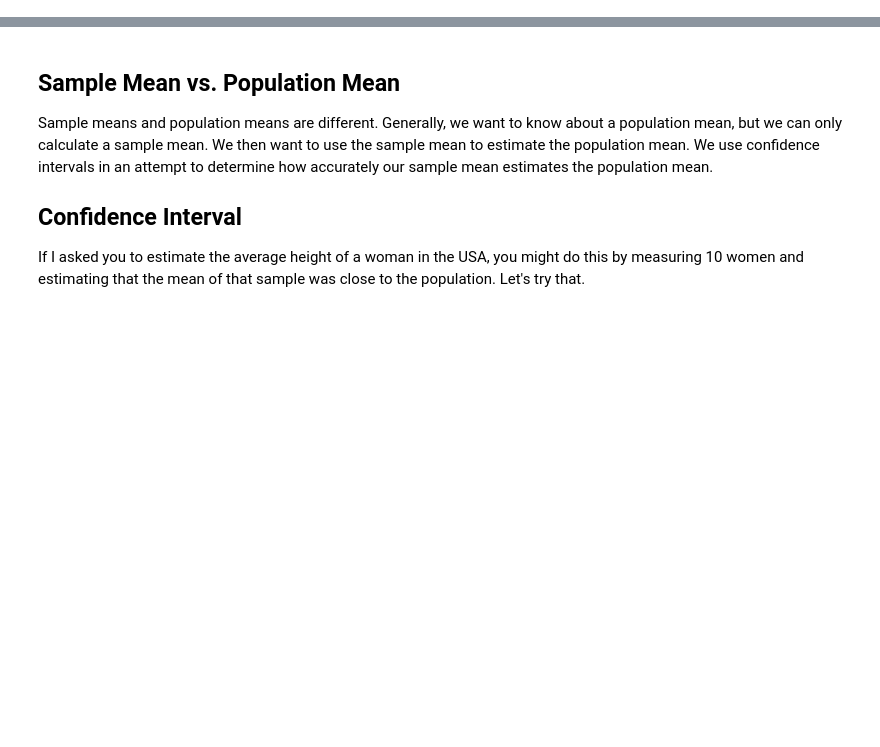
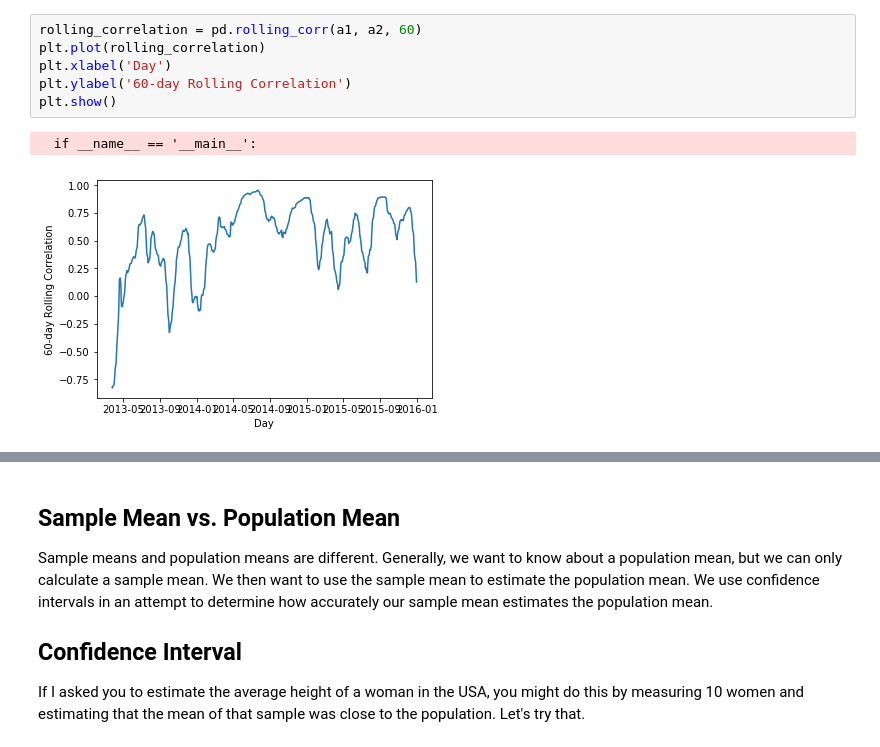
Before and after one commit to Auquan/Tutorials, a Jupyter notebook: Covariance, Correlation and Confidence Intervals.ipynb, the cells around one changed output, grey strips where cells are left out. Saved outputs shown, nothing was run; the diff lists cells and outputs as text; blank space fills up the shorter version.

```diff
--- a/Confidence Intervals.ipynb
+++ b/Covariance, Correlation and Confidence Intervals.ipynb
@@ -11,0 +133,9 @@ Notebook released under the Creative Commons Attribution 4.0 License.
+# %%
+rolling_correlation = pd.rolling_corr(a1, a2, 60)
+plt.plot(rolling_correlation)
+plt.xlabel('Day')
+plt.ylabel('60-day Rolling Correlation')
+plt.show()
+# %% [output]
+  if __name__ == '__main__':
+[figure, added]
```
Also changed, not shown: parts of 15 cells of this notebook, 10 other files.
